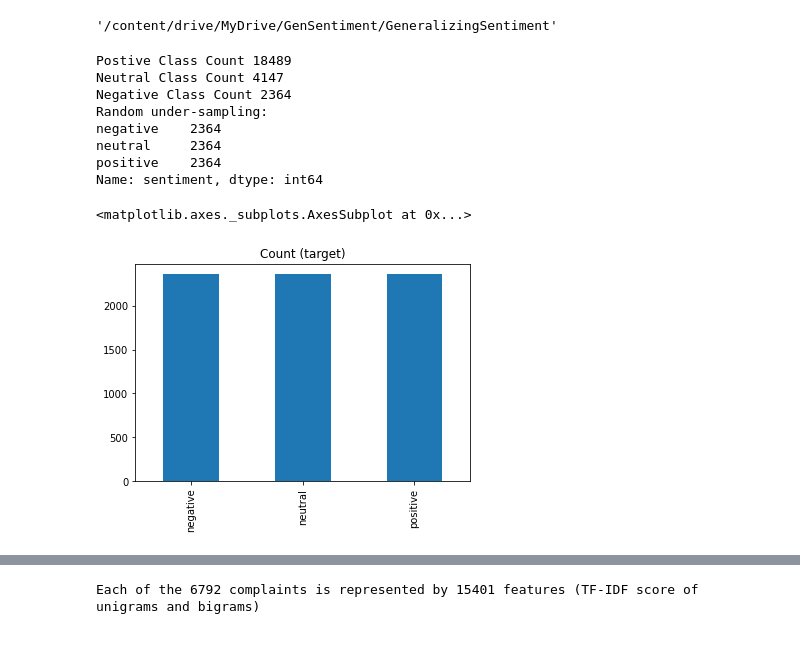
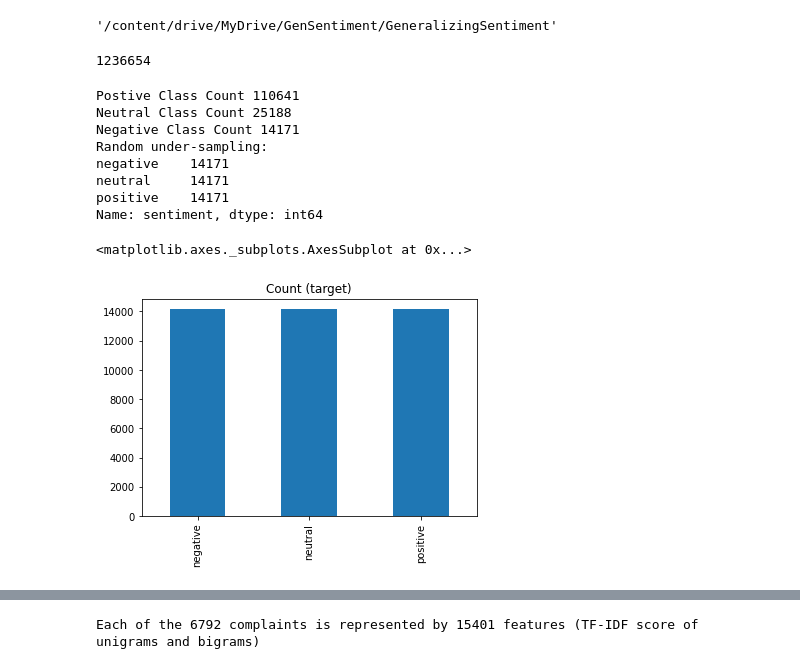
Before and after one commit to Cloblak/GeneralizingSentiment, a Jupyter notebook: notebooks/CoLab_ModelExecution.ipynb, the cells around one changed output, grey strips where cells are left out. Drawn from its saved outputs; the diff is of its cells as text; code cells hidden in the pictures.

```diff
--- a/notebooks/CoLab_ModelExecution.ipynb
+++ b/notebooks/CoLab_ModelExecution.ipynb
@@ -95,10 +118,14 @@ os.getcwd()
 # import data
 
 labeled_df = pd.read_parquet("data/data_prepipeline/full_raw_data.parquet.gzip")
+# %%
+len(labeled_df)
+# %% [output]
+1236654
 # %%
-labeled_df = labeled_df.sample(25000)
+labeled_df = labeled_df.sample(150000)
 # %%
-b# clean and undersample to balance sentiment classes
+# clean and undersample to balance sentiment classes
 cleaned_df, tfidif_matrix = data_preprocessing.preprocessing(labeled_df['text'])
 labeled_df["text_cleaned"] = cleaned_df
 
@@ -106,37 +133,37 @@ labeled_df['sentiment_id'] = labeled_df['sentiment']
 labeled_df['sentiment_id'] = labeled_df['sentiment_id'].replace("negative", 0)
 labeled_df['sentiment_id'] = labeled_df['sentiment_id'].replace("neutral", 1)
 labeled_df['sentiment_id'] = labeled_df['sentiment_id'].replace("positive", 2)
 labeled_df['sentiment_id'].value_counts()
 
 # Undersample to handle unbalanced dataset
 
 # Class count
 count_class_2, count_class_1, count_class_0 = labeled_df.sentiment_id.value_counts()
 
 print(f'Postive Class Count {count_class_2}')
 print(f'Neutral Class Count {count_class_1}')
 print(f'Negative Class Count {count_class_0}')
 
 df_class_0 = labeled_df[labeled_df['sentiment_id'] == 0]
 df_class_1 = labeled_df[labeled_df['sentiment_id'] == 1]
 df_class_2 = labeled_df[labeled_df['sentiment_id'] == 2]
 
 df_class_1_under = df_class_1.sample(count_class_0)
 df_class_2_under = df_class_2.sample(count_class_0)
 undersample_df_cleaned = pd.concat([df_class_0, df_class_1_under, df_class_2_under], axis=0)
 
 print('Random under-sampling:')
 print(undersample_df_cleaned.sentiment.value_counts())
 
 undersample_df_cleaned.sentiment.value_counts().plot(kind='bar', title='Count (target)')
 # %% [output]
-Postive Class Count 18489
-Neutral Class Count 4147
-Negative Class Count 2364
+Postive Class Count 110641
+Neutral Class Count 25188
+Negative Class Count 14171
 Random under-sampling:
-negative    2364
-neutral     2364
-positive    2364
+negative    14171
+neutral     14171
+positive    14171
 Name: sentiment, dtype: int64
 <matplotlib.axes._subplots.AxesSubplot at 0x...>
-[figure, old version]
+[figure, new version]
```
Also changed, not shown: parts of 20 cells of this notebook.
